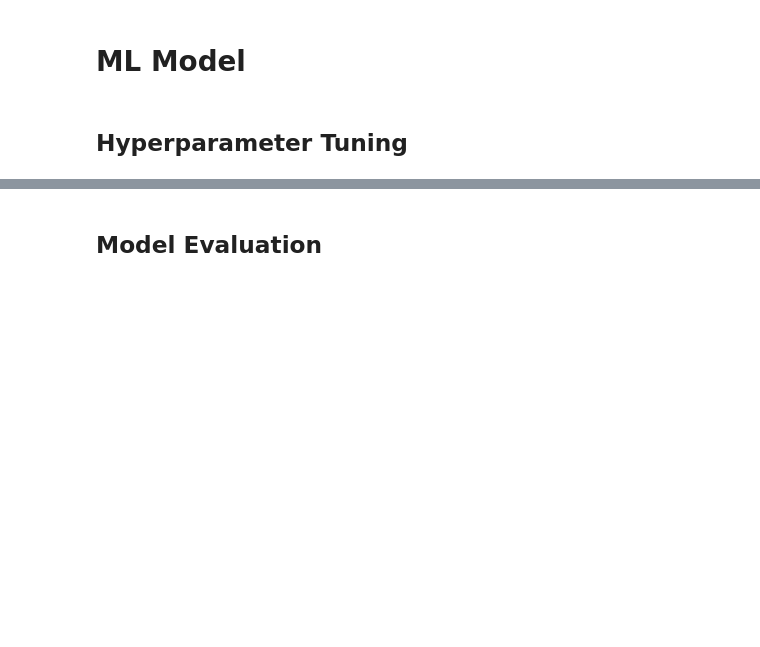
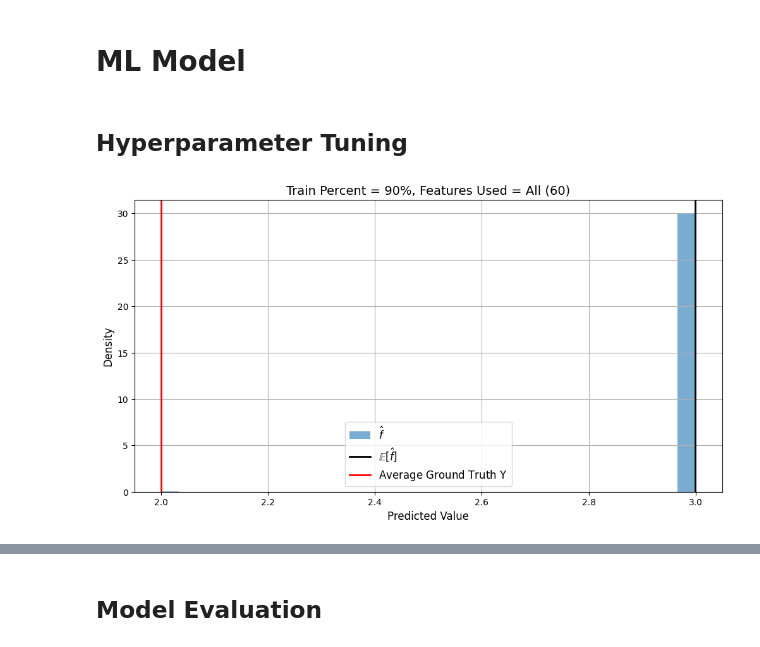
Before and after one commit to ndstt/01204314-65-Statistics-for-Computer-Engineering-Applications, a Jupyter notebook: final_project/part2.2/part2_2.ipynb, the cells around one changed output, grey strips where cells are left out. Saved outputs shown, nothing was run; the diff lists cells and outputs as text; code cells hidden in the pictures; blank space fills up the shorter version.

```diff
--- a/final_project/part2.2/part2_2.ipynb
+++ b/final_project/part2.2/part2_2.ipynb
@@ -506,7 +506,7 @@ for col in all_vars:
     median_val = df[col].median()
     df[col] = df[col].fillna(median_val)
 
-df.dropna(subset=[output_var], inplace=True)
+df[output_var] = df[output_var].fillna(df[output_var].mode())
 df[output_var] = df[output_var].astype(int)
 
 # แทน outlier ด้วย median ทีละคอลัมน์
@@ -615,16 +693,3 @@ selected_features = X.columns[rfe_step.support_]
-# %%
-# input_vars = ฟีเจอร์ที่ถูกเลือกจาก RFE
-input_vars = selected_features.tolist()
-
-# all_vars = รวม input + output
-output_var = 'Gender Ratio Class'
-all_vars = input_vars + [output_var]
-
-# กรองข้อมูลเฉพาะคอลัมน์ที่เหลือรอด
-df = df[all_vars].copy()
-
-# สำรองไว้ใช้ซ้ำ
-dummy_df = df.copy()
 # %%
 X = df[input_vars]
 y = df[output_var]
@@ -657,3 +722,82 @@ df.to_csv(f"after_rfe.csv", index=False)
 # ML Model
 # %% [markdown]
 ## Hyperparameter Tuning
+# %%
+# เตรียมข้อมูล X, y
+X = df[input_vars]
+y = df[output_var]
+# %%
+# 🔹 Parameters
+test_percent = 0.2
+train_percent = 0.9
+num_iterations = 1000
+num_features = len(input_vars)  # ใช้ top N features ทั้งหมด
+
+# 🔹 Split
+main_X_train, X_test_raw, main_y_train, y_test = train_test_split(
+    X.iloc[:, :num_features], y, test_size=test_percent, random_state=99
+)
+
+# 🔹 Scale Test Set หนึ่งรอบด้วย Scaler จาก Train Set
+scaler = StandardScaler()
+scaler.fit(main_X_train)
+X_test = scaler.transform(X_test_raw)
+
+train_size = int(len(main_X_train) * train_percent)
+test_f_hat = np.zeros(num_iterations)
+ground_truth_y_list = []
+
+# ✅ Fix จุด ground truth 1 จุดสำหรับทุก iteration
+ground_truth_idx = np.random.randint(len(y_test))
+ground_truth_y = y_test.iloc[ground_truth_idx]
+
+# 🔁 Iteration
+for i in range(num_iterations):
+    rand_index = np.random.permutation(len(main_X_train))[:train_size]
+    X_train_subset_raw = main_X_train.iloc[rand_index]
+    y_train_subset = main_y_train.iloc[rand_index]
+
+    # 🔹 Scale Subset
+    scaler_subset = StandardScaler()
+    X_train_subset = scaler_subset.fit_transform(X_train_subset_raw)
+
+    # Train model
+    model = LogisticRegression(C=1, max_iter=1000, class_weight='balanced', random_state=42)
+    model.fit(X_train_subset, y_train_subset)
+
+    # 🔹 Scale test set using the same scaler used at the top
+    test_pred = model.predict(X_test)
+
+    test_f_hat[i] = test_pred[ground_truth_idx]
+    ground_truth_y_list.append(ground_truth_y)
+
+# 🔹 Evaluation
+test_E_f_hat = np.mean(test_f_hat)
+test_std = np.std(test_f_hat)
+
+# กำหนด max height ของ histogram
+max_height = 1e-12
+color = 'tab:blue'
+
+# สร้าง plot
+plt.figure(figsize=(12, 6))
+
+# 🔹 Plot distribution ของ f_hat
+plt.hist(test_f_hat, bins=30, density=True, color=color, alpha=0.6, label=r'$\hat{f}$')
+
+# 🔹 Plot ค่าคาดหวัง E[f_hat]
+plt.axvline(test_E_f_hat, color='k', linewidth=2.0, label=r'$\mathbb{E}[\hat{f}]$')
+
+# 🔹 Plot ค่าจริง ground_truth_y เฉลี่ย
+avg_ground_truth_y = np.mean(ground_truth_y_list)
+plt.axvline(avg_ground_truth_y, color='r', linewidth=2.0, label=r'$\mathrm{Average\ Ground\ Truth\ Y}$')
+
+# 🔹 ตกแต่ง plot
+plt.title(f'Train Percent = {train_percent*100:.0f}%, Features Used = All ({X.shape[1]})', fontsize=14)
+plt.legend(fontsize=12)
+plt.xlabel('Predicted Value', fontsize=12)
+plt.ylabel('Density', fontsize=12)
+plt.grid(True)
+plt.show()
+# %% [output]
+[figure, added]
```
Also changed, not shown: parts of 16 cells of this notebook, 8 other files.
